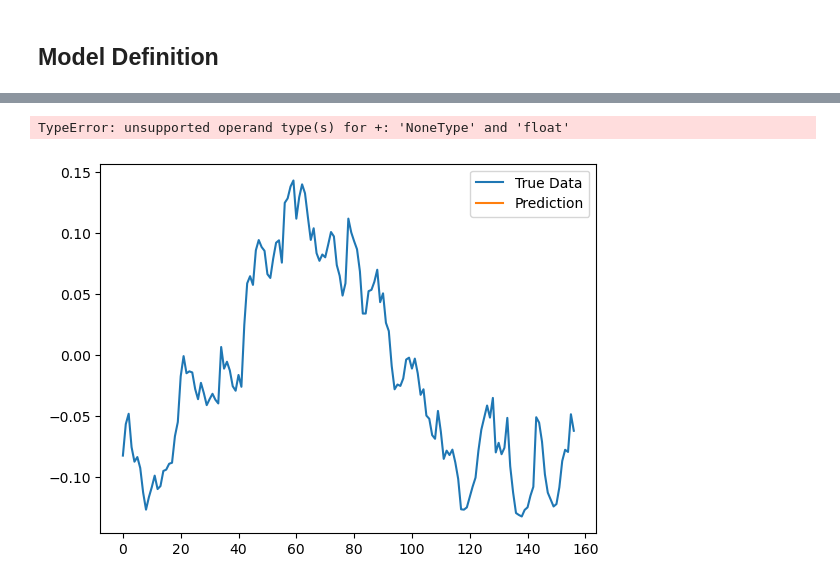
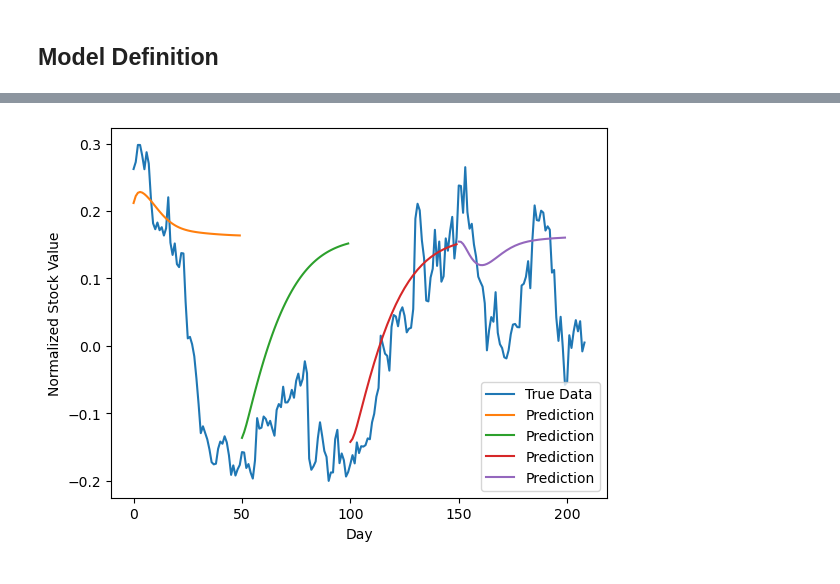
Before and after one commit to Elijawhan/CPE490PROJECT, a Jupyter notebook: mooreElijah-Project-Proposal/mooreElijah-project.ipynb, the cells around one changed output, grey strips where cells are left out. Saved outputs shown, nothing was run; the diff lists cells and outputs as text; code cells hidden in the pictures.

Commit message:
Add Ford Example Config

```diff
--- a/mooreElijah-Project-Proposal/mooreElijah-project.ipynb
+++ b/mooreElijah-Project-Proposal/mooreElijah-project.ipynb
@@ -18,10 +18,10 @@ nvidia = "NVDA"
 ford = "F"
 google = "GOOGL"
 
-stock_list = [apple]
+stock_list = [apple, tesla, microsoft, nvidia, ford, google]
 
 # Acquires two years of Historical Data
-start_date = dt.datetime.today()- dt.timedelta(days=2000)
+start_date = dt.datetime.today()- dt.timedelta(days=2500)
 end_date = dt.datetime.today()
 
 # data.columns = pd.MultiIndex.from_tuples([i[::-1] for i in data.columns])
@@ -293,6 +298,8 @@ def plot_results(predicted_data, true_data):
     ax.plot(true_data, label='True Data')
     plt.plot(predicted_data, label='Prediction')
     plt.legend()
+    plt.xlabel("Day")
+    plt.ylabel("Normalized Stock Value")
     plt.show()
 
 
@@ -305,11 +312,13 @@ def plot_results_multiple(predicted_data, true_data, prediction_len):
         padding = [None for p in range(i * prediction_len)]
         plt.plot(padding + data, label='Prediction')
         plt.legend()
+    plt.xlabel("Day")
+    plt.ylabel("Normalized Stock Value")
     plt.show()
 
 
 def main():
-    configs = json.load(open('config.json', 'r'))
+    configs = json.load(open('./architectures/100by3withdropout.json', 'r'))
     if not os.path.exists(configs['model']['save_dir']): os.makedirs(configs['model']['save_dir'])
 
     data = DataLoader(
@@ -385,2 +394 @@ Time taken: 0:00:07.203697
-TypeError: unsupported operand type(s) for +: 'NoneType' and 'float'
-[figure, old version]
+[figure, new version]
```
Also changed, not shown: parts of 3 cells of this notebook, 9 other files.
